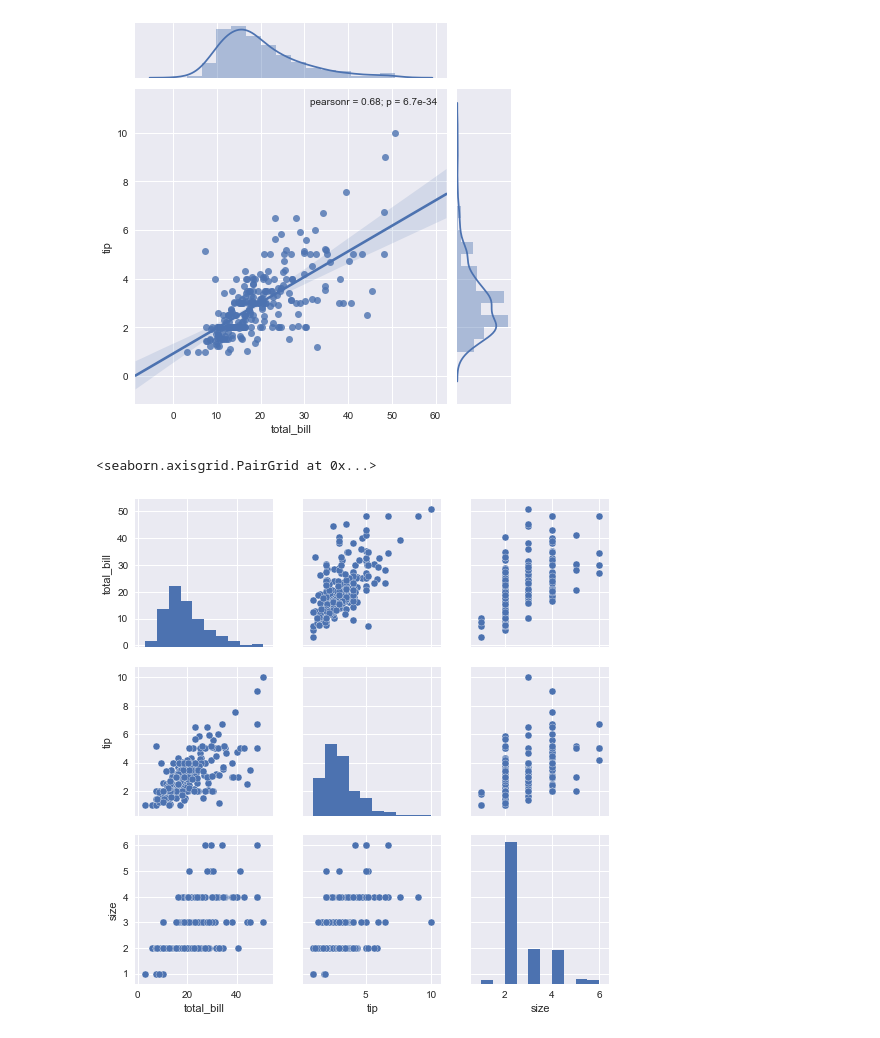
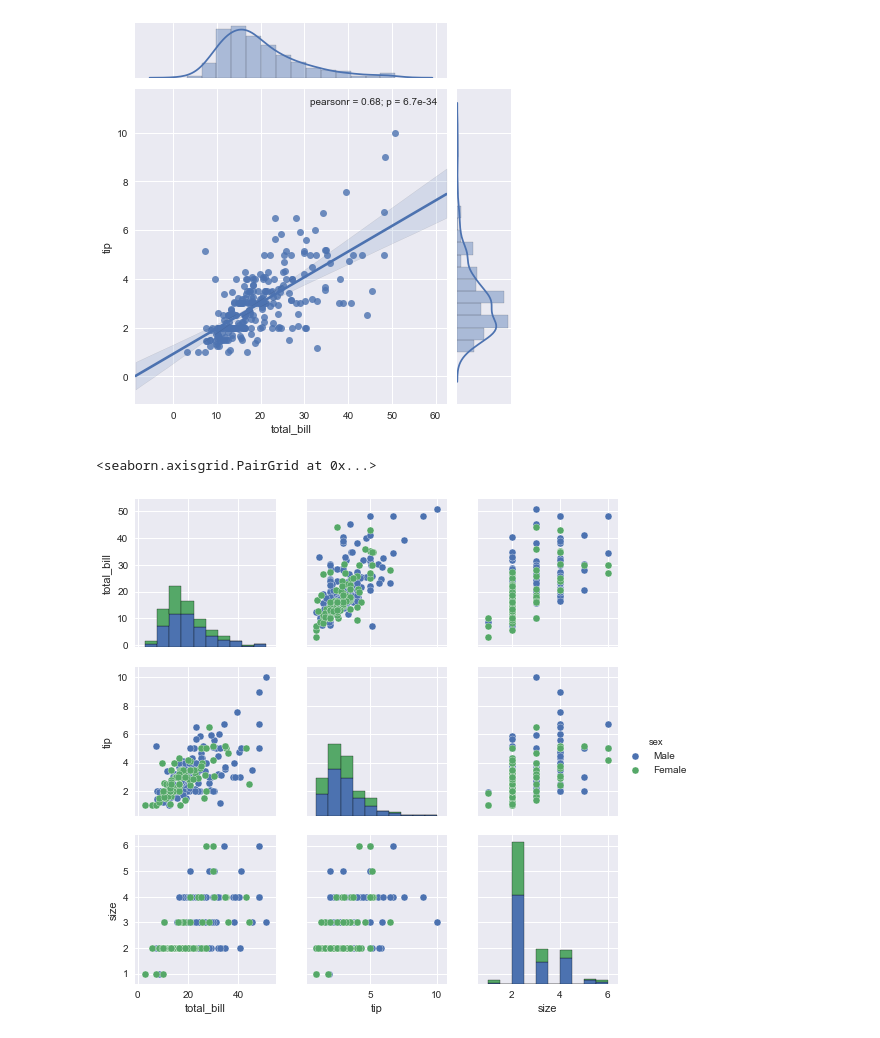
Before and after one commit to chaitanya6761/Practise-Problems, a Jupyter notebook: Seaborn/Seaborn Dist Plots.ipynb, the cells around one changed output. Saved outputs shown, nothing was run; the diff lists cells and outputs as text; code cells hidden in the pictures.

```diff
--- a/Seaborn/Seaborn Dist Plots.ipynb
+++ b/Seaborn/Seaborn Dist Plots.ipynb
@@ -4,3 +1,9 @@ import seaborn as sns
+# %%
+#Required Imports
+import seaborn as sns;sns.set()
+%matplotlib inline
+import matplotlib.pyplot as plt
+plt.rcParams["patch.force_edgecolor"] = True
 # %%
 tips = sns.load_dataset('tips')
 tips.head()
@@ -33,7 +35,7 @@ sns.jointplot(x='total_bill',y='tip',data=tips,kind='reg')
 <seaborn.axisgrid.JointGrid at 0x...>
 [figure]
 # %%
-sns.pairplot(tips)
+sns.pairplot(tips, hue='sex')
 # %% [output]
 <seaborn.axisgrid.PairGrid at 0x...>
-[figure, old version]
+[figure, new version]
```
Also changed, not shown: parts of 6 cells of this notebook, 1 other file.
